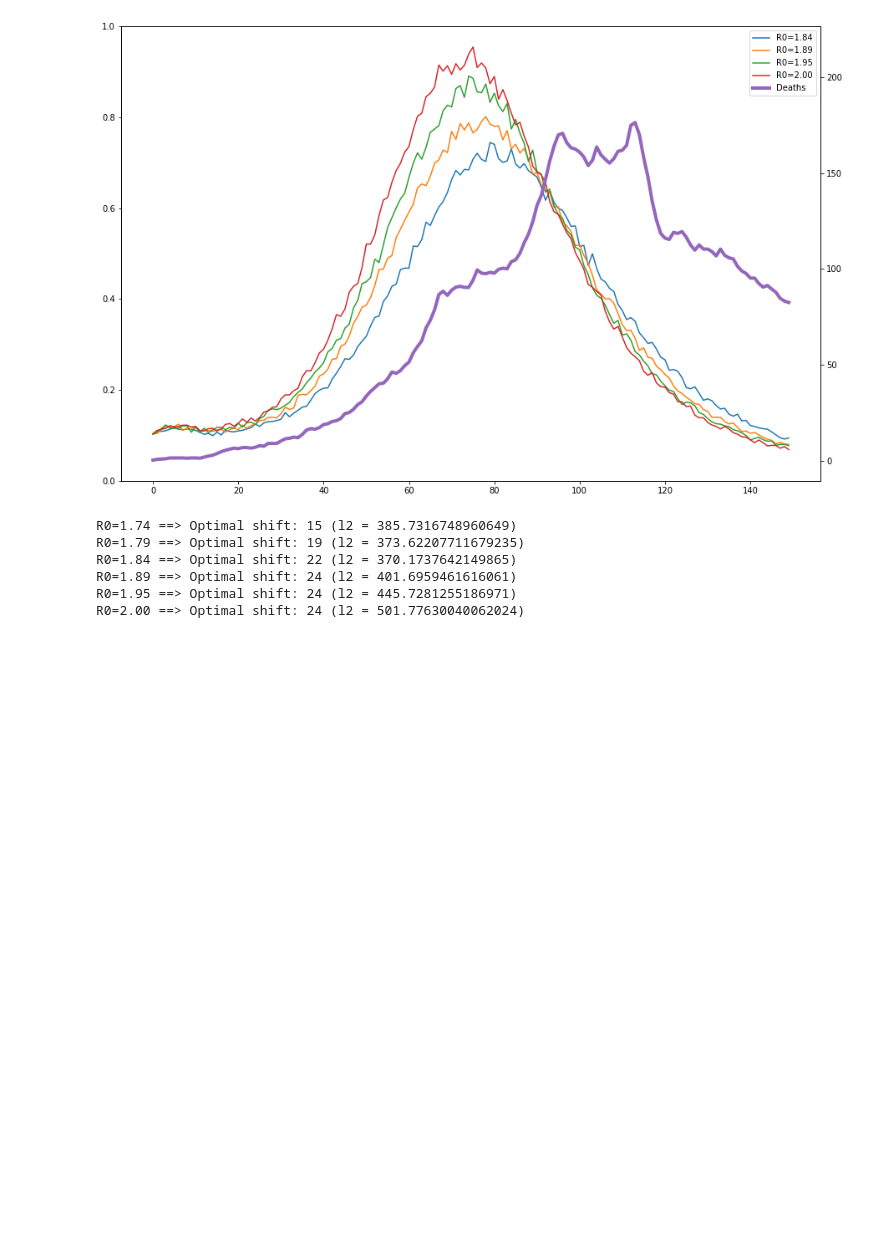
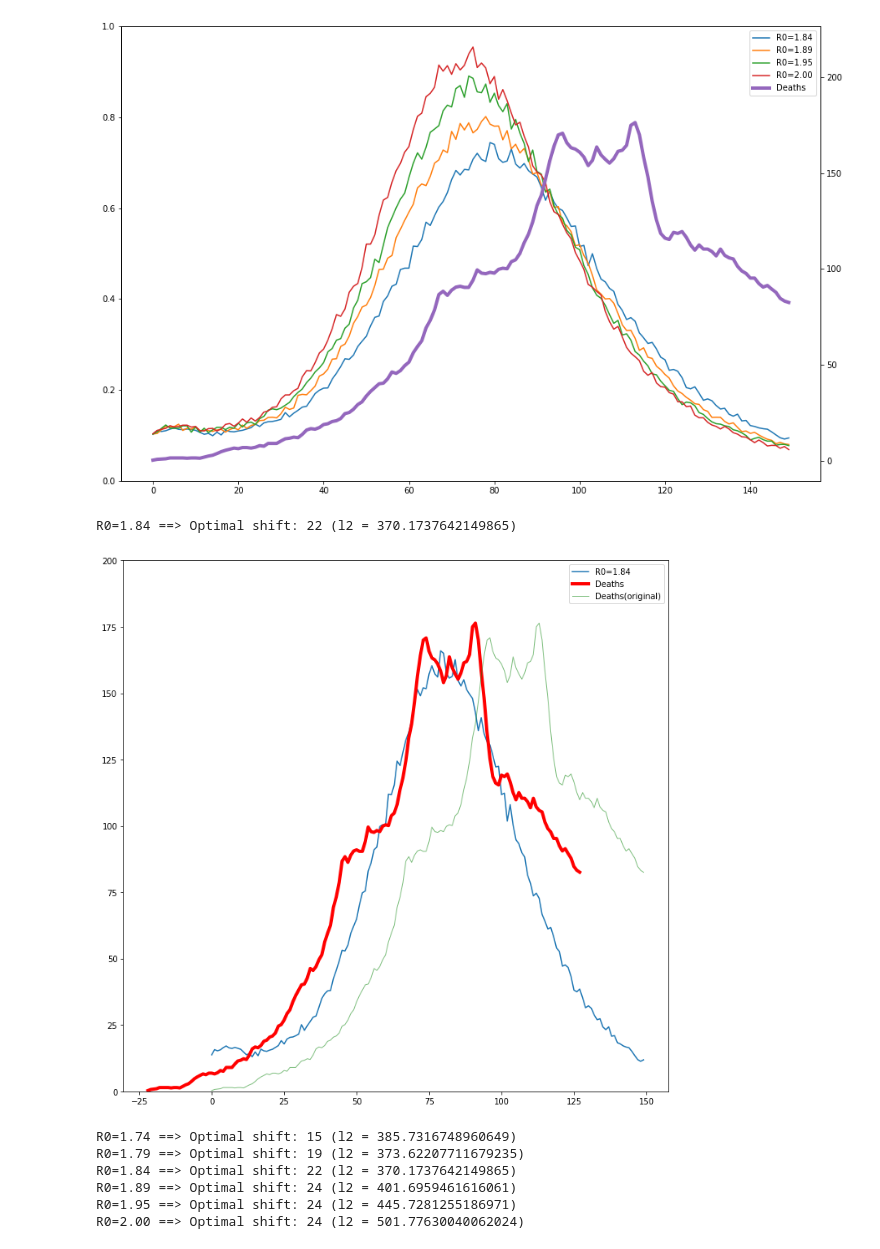
Before and after one commit to kolokcse/covid19-santiago, a Jupyter notebook: code/hun_codes/scripts/plot_sims.ipynb, the cells around one changed output. Saved outputs shown, nothing was run; the diff lists cells and outputs as text; code cells hidden in the pictures; blank space fills up the shorter version.

```diff
--- a/code/hun_codes/scripts/plot_sims.ipynb
+++ b/code/hun_codes/scripts/plot_sims.ipynb
@@ -12,19 +12,26 @@ death_orig = np.array(all_death[181:181+180]["Hétnapos mozgóátlag"])
 # %%
 def get_inf_curve(filename, death = None, K= 8):
     df = pd.read_csv(filename, sep=',')
-    inf_cols = [c for c in df.columns if c[0]=='I']
+    inf_cols = [c for c in df.columns if c[0:2]=='I_']
+    inf_cols2 = [c for c in df.columns if c[0:2]=='I2']
     Is = df.filter(inf_cols, axis=1)
+    Is2 = df.filter(inf_cols2, axis=1)
 
-    I = np.zeros((150, K, len(Is.columns)//K))
+    I = np.zeros((len(Is), K, len(Is.columns)//K))
     for c in Is.columns:
         _,city,age = c.split("_")
         I[:,int(age), int(city)] = Is.loc[:, c]
+    I2 = np.zeros((len(Is2), K, len(Is2.columns)//K))
+    for c in Is2.columns:
+        _,city,age = c.split("_")
+        I2[:,int(age), int(city)] = Is2.loc[:, c]
 
     I = np.sum(I, axis=2)
+    I2 = np.sum(I2, axis=2)
     if type(death) != None:
-        return np.sum(I*death, axis=1), Is.sum(axis=1)
+        return np.sum(I*death, axis=1), Is.sum(axis=1), Is2.sum(axis=1)
     else:
-        return Is.sum(axis=1)
+        return Is.sum(axis=1), Is2.sum(axis=1)
 
 def fit(x,y):
     min_ind = 0
@@ -60,6 +65,21 @@ R0=1.95 ==> Optimal shift: 24 (l2 = 445.7281255186971)
 R0=2.00 ==> Optimal shift: 24 (l2 = 501.77630040062024)
 <matplotlib.legend.Legend at 0x...>
 [figure]
+# %%
+plt.figure(figsize=(12,12))
+i,R0 = 16,1.84
+death, Is, _ = get_inf_curve(f"../../output/R0_K2/{i}.txt", death = (death_ratio**1)*10)
+shift, l2 = fit(death_orig, death)
+plt.plot(x[:len(death)], death, label=f"R0={R0:.2f}")
+plt.plot(x-shift, death_orig[:len(x)], c = 'r', label="Deaths", linewidth=4)
+plt.plot(x, death_orig[:len(x)], c = 'g', label="Deaths(original)", linewidth=1, alpha=0.5)
+plt.ylim(0,200)
+plt.legend()
+
+print(f"R0={R0:.2f} ==> Optimal shift: {shift} (l2 = {l2})")
+# %% [output]
+R0=1.84 ==> Optimal shift: 22 (l2 = 370.1737642149865)
+[figure, added]
 # %%
 N,M = 3,2
 fig, axs = plt.subplots(N,M,figsize=(15,15))
```
Also changed, not shown: parts of 7 cells of this notebook, 6 other files.
